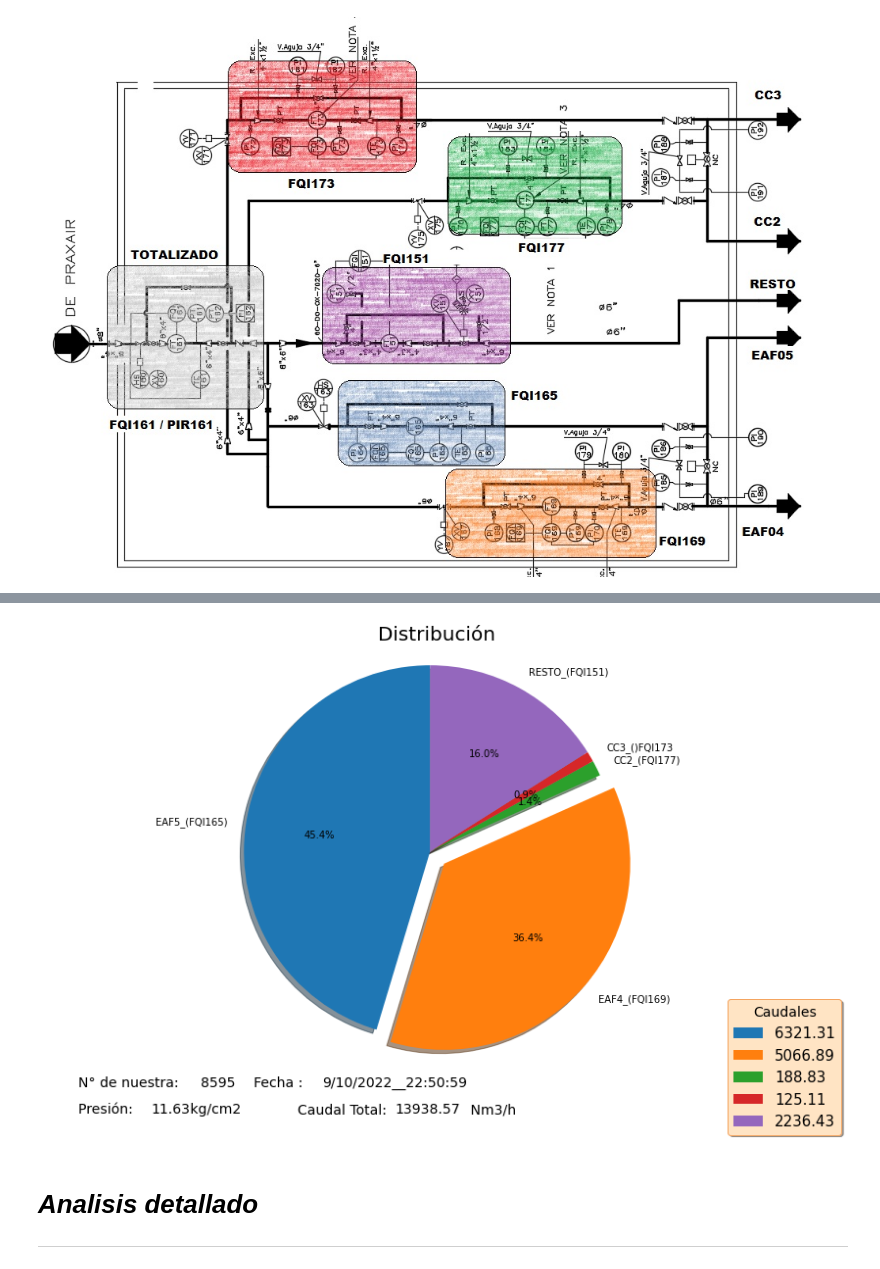
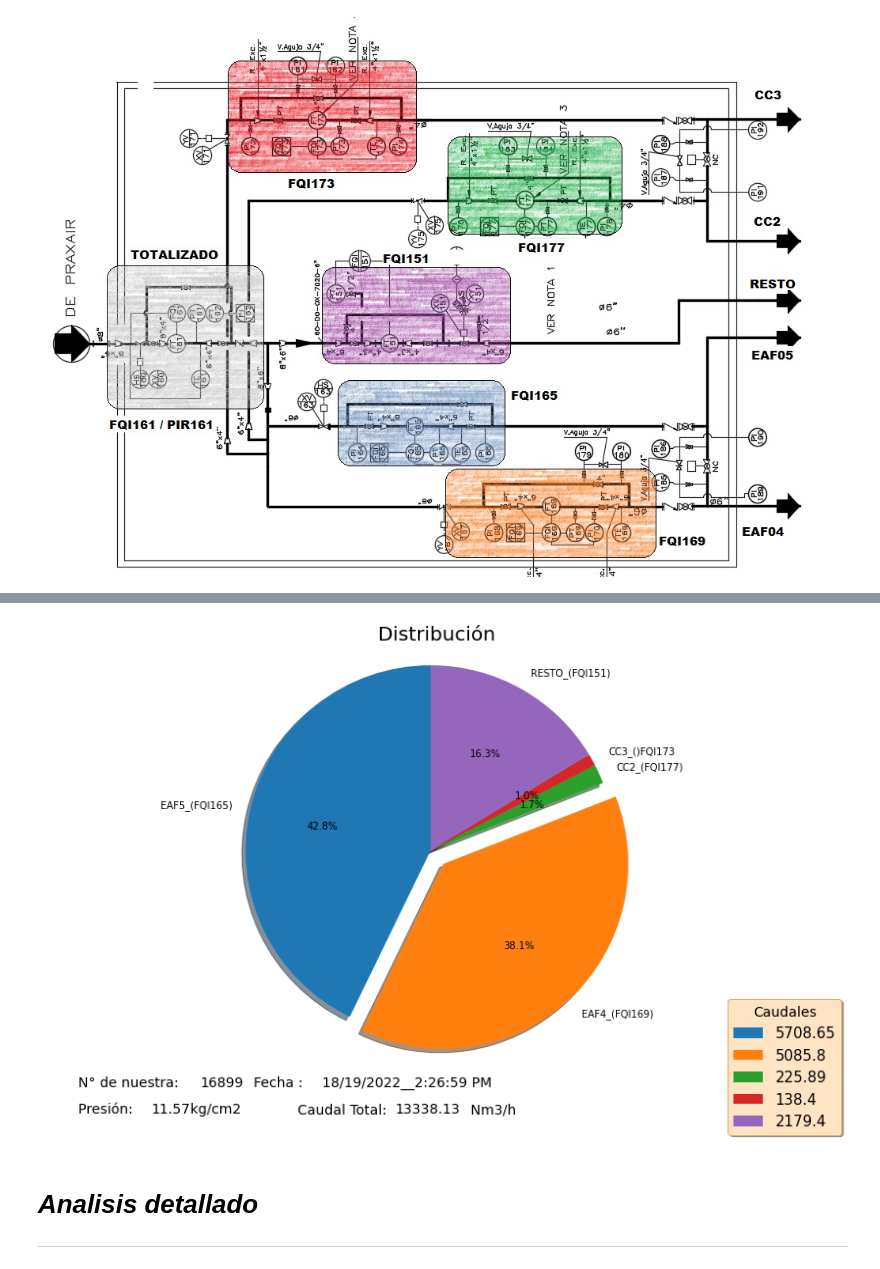
Before and after one commit to JuanCappelletti/Consteel_H06, a Jupyter notebook: ensayo.ipynb, the cells around one changed output, grey strips where cells are left out. Cells and saved outputs as stored; diff of their text form; code cells hidden in the pictures.

```diff
--- a/ensayo.ipynb
+++ b/ensayo.ipynb
@@ -300,35 +300,35 @@ def PIE(c,T):
  ax4.annotate(str(df.loc[x]['FQI161']),
             xy=(1, 1),
             xytext=(0.44, 0.05),    # fraction, fraction
             textcoords='figure fraction',
             arrowprops=None,
             horizontalalignment='left',
             verticalalignment='bottom',
             fontsize=14)
 
  ax4.annotate(str(df.loc[x]['Date'])+'__'+str(df.loc[x]['Time']),
             xy=(1, 1),
             xytext=(0.35, 0.1),    # fraction, fraction
             textcoords='figure fraction',
             arrowprops=None,
             horizontalalignment='left',
             verticalalignment='bottom',
             fontsize=14)
 
  if Exp==1:
    fig4.savefig(y)
  plt.show()
 
 
 #####################################################
 
-Item = 8595 #@param {type:"number"}
+Item = 16899 #@param {type:"number"}
 Exp = False #@param {type:"boolean"}
 
 
 PIE(Item,Muestra)
 # %% [output]
-[figure, old version]
+[figure, new version]
 # %% [markdown]
 # ***Analisis detallado***
 ---
```
Also changed, not shown: parts of 1 cell of this notebook.
